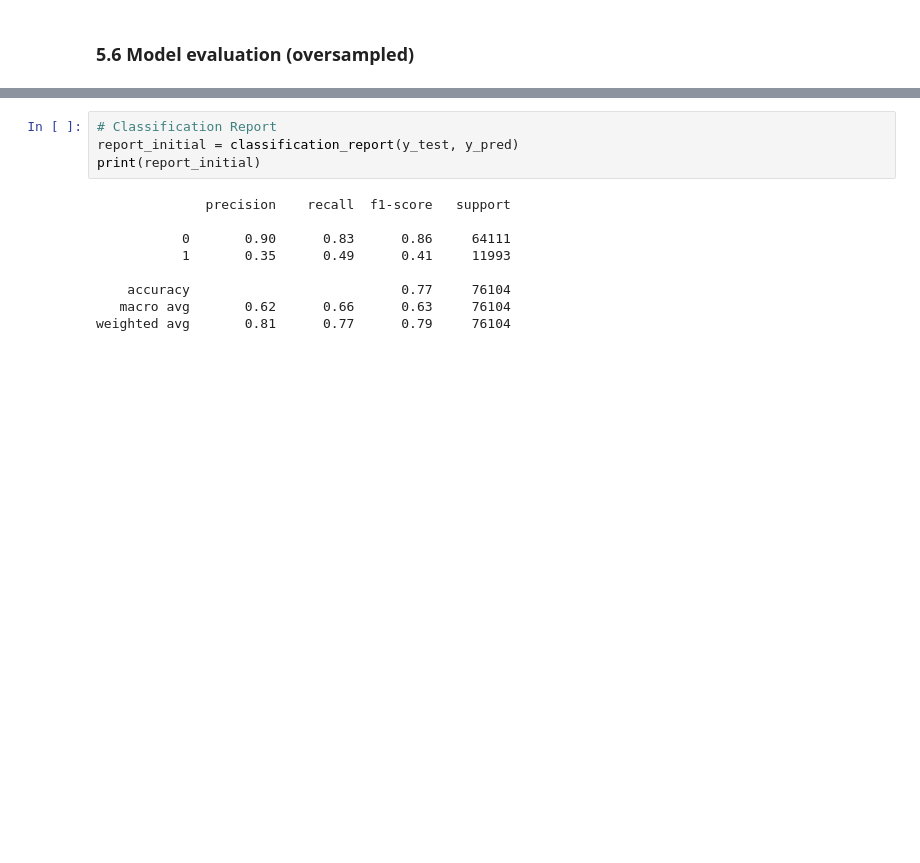
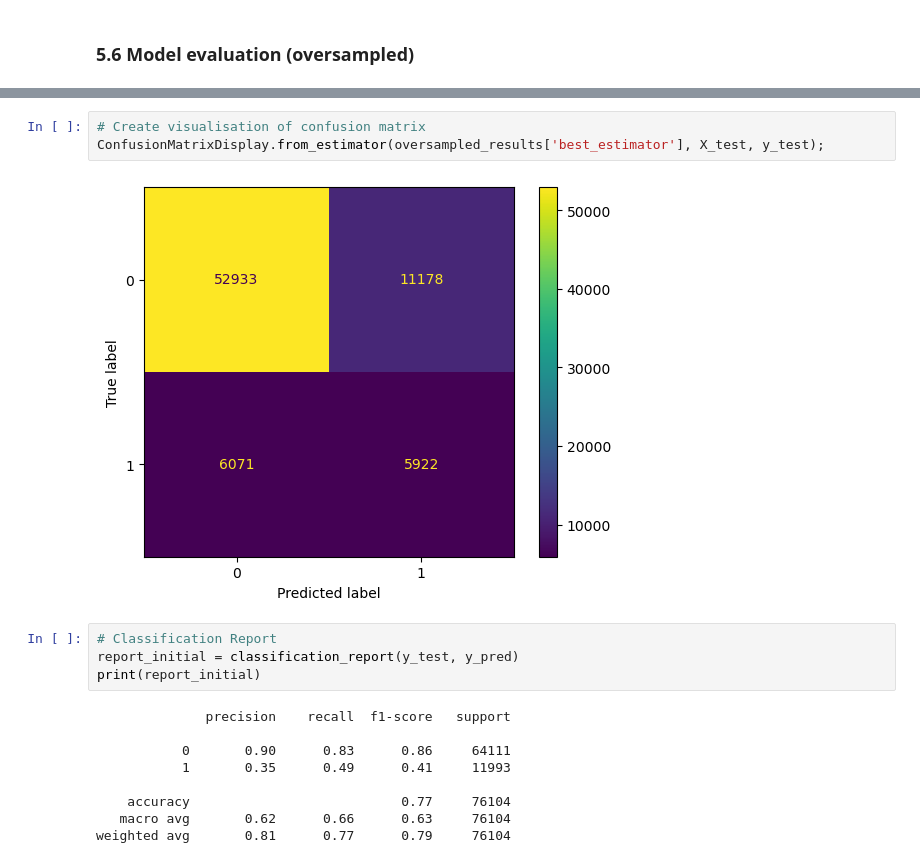
Before and after one commit to diego2017/capstone_disease_predictor, a Jupyter notebook: notebooks/05-decision-tree.ipynb, the cells around one changed output, grey strips where cells are left out. Cells and saved outputs as stored; diff of their text form; blank space fills up the shorter version.

```diff
--- a/notebooks/05-decision-tree.ipynb
+++ b/notebooks/05-decision-tree.ipynb
@@ -295,3 +271,8 @@ display(cf_df)
+# %%
+# Create visualisation of confusion matrix
+ConfusionMatrixDisplay.from_estimator(oversampled_results['best_estimator'], X_test, y_test);
+# %% [output]
+[figure, added]
 # %%
 # Classification Report
 report_initial = classification_report(y_test, y_pred)
```
Also changed, not shown: parts of 10 cells of this notebook, 5 other files.
